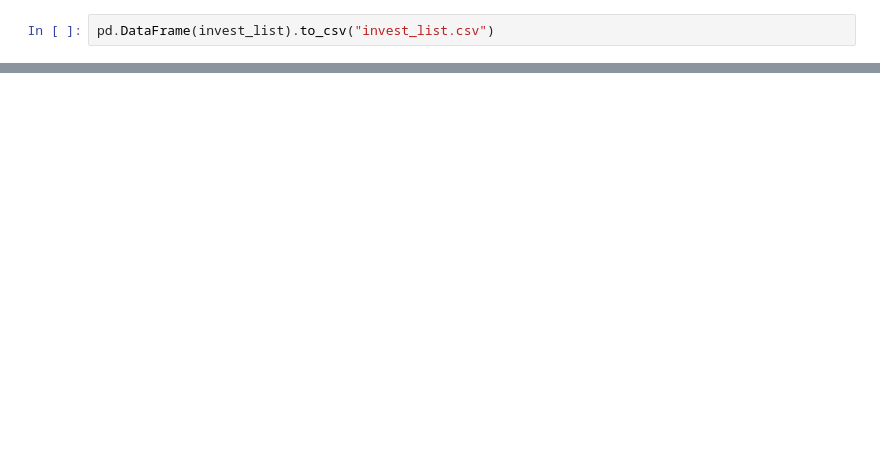
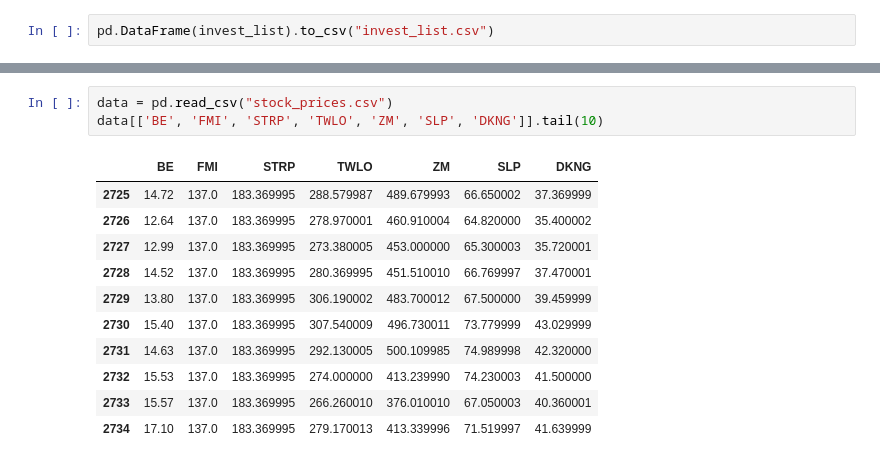
Before and after one commit to JonathanJing/Stock-Trading-Strategy, a Jupyter notebook: Stage1_Invest_list.ipynb, the cells around one changed output, grey strips where cells are left out. Drawn from its saved outputs; the diff is of its cells as text; blank space fills up the shorter version.

```diff
--- a/Stage1_Invest_list.ipynb
+++ b/Stage1_Invest_list.ipynb
@@ -249,0 +181,15 @@ pd.DataFrame(invest_list).to_csv("invest_list.csv")
+# %%
+data = pd.read_csv("stock_prices.csv")
+data[['BE', 'FMI', 'STRP', 'TWLO', 'ZM', 'SLP', 'DKNG']].tail(10)
+# %% [output]
+|  | BE | FMI | STRP | TWLO | ZM | SLP | DKNG |
+| 2725 | 14.72 | 137.0 | 183.369995 | 288.579987 | 489.679993 | 66.650002 | 37.369999 |
+| 2726 | 12.64 | 137.0 | 183.369995 | 278.970001 | 460.910004 | 64.820000 | 35.400002 |
+| 2727 | 12.99 | 137.0 | 183.369995 | 273.380005 | 453.000000 | 65.300003 | 35.720001 |
+| 2728 | 14.52 | 137.0 | 183.369995 | 280.369995 | 451.510010 | 66.769997 | 37.470001 |
+| 2729 | 13.80 | 137.0 | 183.369995 | 306.190002 | 483.700012 | 67.500000 | 39.459999 |
+| 2730 | 15.40 | 137.0 | 183.369995 | 307.540009 | 496.730011 | 73.779999 | 43.029999 |
+| 2731 | 14.63 | 137.0 | 183.369995 | 292.130005 | 500.109985 | 74.989998 | 42.320000 |
+| 2732 | 15.53 | 137.0 | 183.369995 | 274.000000 | 413.239990 | 74.230003 | 41.500000 |
+| 2733 | 15.57 | 137.0 | 183.369995 | 266.260010 | 376.010010 | 67.050003 | 40.360001 |
+| 2734 | 17.10 | 137.0 | 183.369995 | 279.170013 | 413.339996 | 71.519997 | 41.639999 |
```
Also changed, not shown: parts of 4 cells of this notebook, 5 other files.
